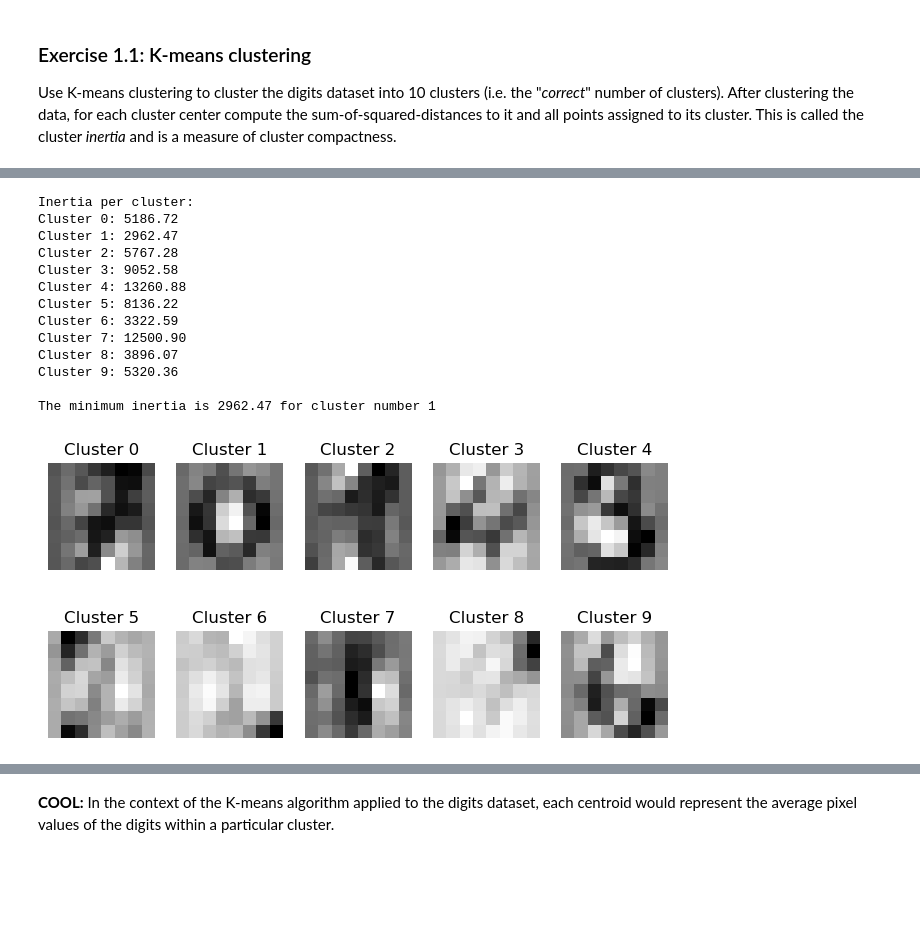
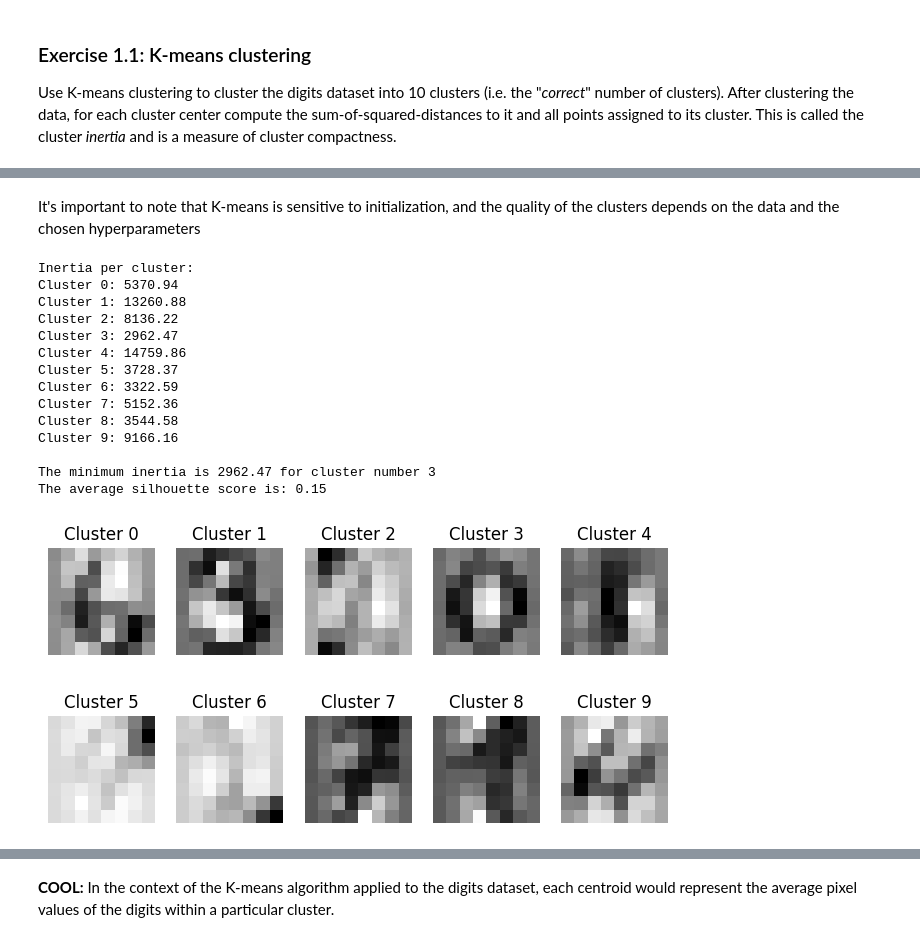
Before and after one commit to Pampaj7/FMLab, a Jupyter notebook: FML-Pampaloni-UnsupervisedLearning.ipynb, the cells around one changed output, grey strips where cells are left out. Drawn from its saved outputs; the diff is of its cells as text; code cells hidden in the pictures; blank space fills up the shorter version.

```diff
--- a/FML-Pampaloni-UnsupervisedLearning.ipynb
+++ b/FML-Pampaloni-UnsupervisedLearning.ipynb
@@ -108,46 +202,56 @@ plt.imshow(means[5].reshape(8, 8))
+# %% [markdown]
+It's important to note that K-means is sensitive to initialization, and the quality of the clusters depends on the data and the chosen hyperparameters
 # %%
-from sklearn.cluster import KMeans # try silhouette score -- inertia sucks
+from sklearn.cluster import KMeans
+from sklearn.metrics import silhouette_score
 
 # Perform K-means clustering with 10 clusters
-kmeans = KMeans(n_clusters=10, random_state=42, n_init=100)
+kmeans = KMeans(n_clusters=10, random_state=42, n_init=1000)
 kmeans.fit(Xs)
 
 # Get cluster centers and labels
-cluster_centers = kmeans.cluster_centers_ # The actual centroids
+cluster_centers = kmeans.cluster_centers_  # The actual centroids
 labels = kmeans.labels_
 
+# Calculate inertia per cluster
 inertia_per_cluster = np.zeros(10)
 for i in range(10):
     cluster_points = Xs[labels == i]
     inertia_per_cluster[i] = np.sum((cluster_points - cluster_centers[i]) ** 2)
 
 # Print the results
 print("\nInertia per cluster:")
 for i, inertia in enumerate(inertia_per_cluster):
     print(f"Cluster {i}: {inertia:.2f}")
 
-print(f"\nThe minimum inertia is {inertia_per_cluster.min():.2f} for cluster number {inertia_per_cluster.argmin()}")
+print(
+    f"\nThe minimum inertia is {inertia_per_cluster.min():.2f} for cluster number {inertia_per_cluster.argmin()}")
+
+#Calculate the average silhouette score to compare cohesion
+silhouette_avg = silhouette_score(Xs, labels)
+print(f"The average silhouette score is: {silhouette_avg:.2f}")
 
 # Visualize the cluster centers
 fig, ax = plt.subplots(2, 5, figsize=(8, 4))
 for i, axi in enumerate(ax.flat):
     axi.imshow(cluster_centers[i].reshape(8, 8), cmap='binary')
     axi.set_title(f"Cluster {i}")
     axi.axis('off')
 
 plt.show()
 # %% [output]
 Inertia per cluster:
-Cluster 0: 5186.72
-Cluster 1: 2962.47
-Cluster 2: 5767.28
-Cluster 3: 9052.58
-Cluster 4: 13260.88
-Cluster 5: 8136.22
+Cluster 0: 5370.94
+Cluster 1: 13260.88
+Cluster 2: 8136.22
+Cluster 3: 2962.47
+Cluster 4: 14759.86
+Cluster 5: 3728.37
 Cluster 6: 3322.59
-Cluster 7: 12500.90
-Cluster 8: 3896.07
-Cluster 9: 5320.36
+Cluster 7: 5152.36
+Cluster 8: 3544.58
+Cluster 9: 9166.16
 
-The minimum inertia is 2962.47 for cluster number 1
+The minimum inertia is 2962.47 for cluster number 3
+The average silhouette score is: 0.15
-[figure, old version]
+[figure, new version]
```
Also changed, not shown: parts of 10 cells of this notebook, 4 other files.
